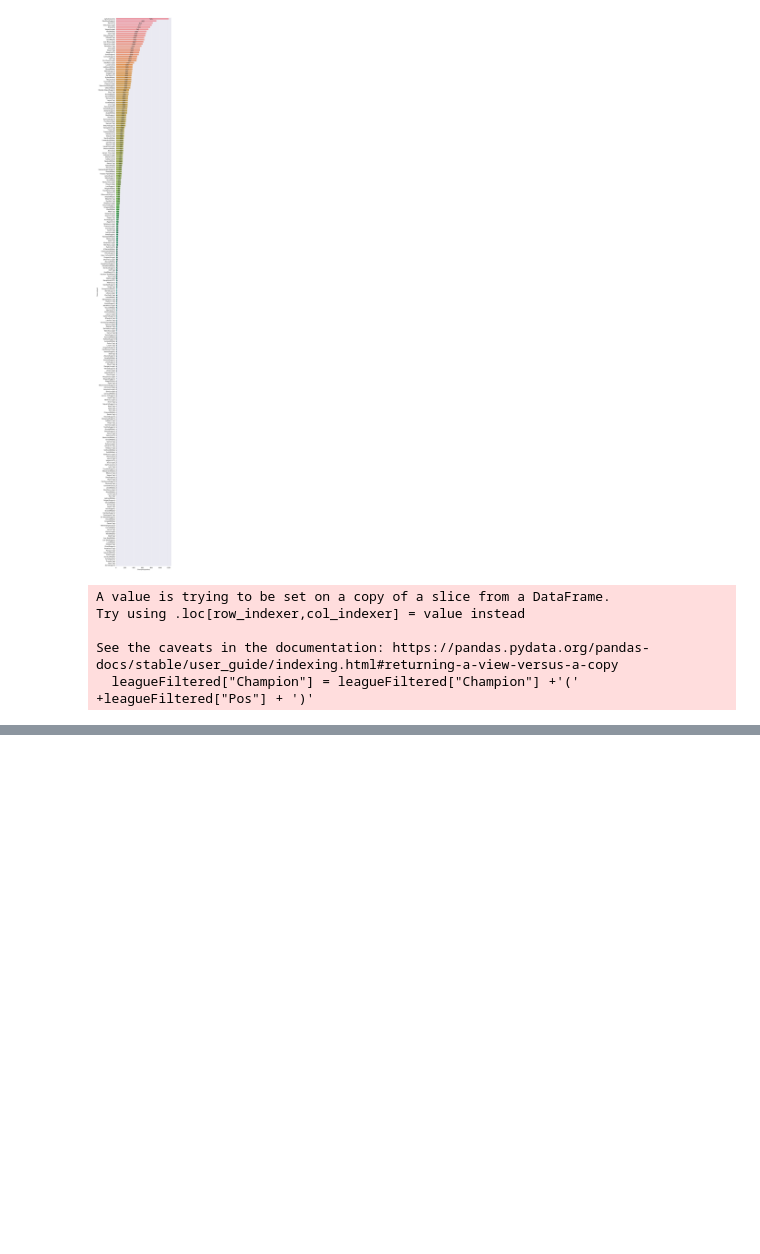
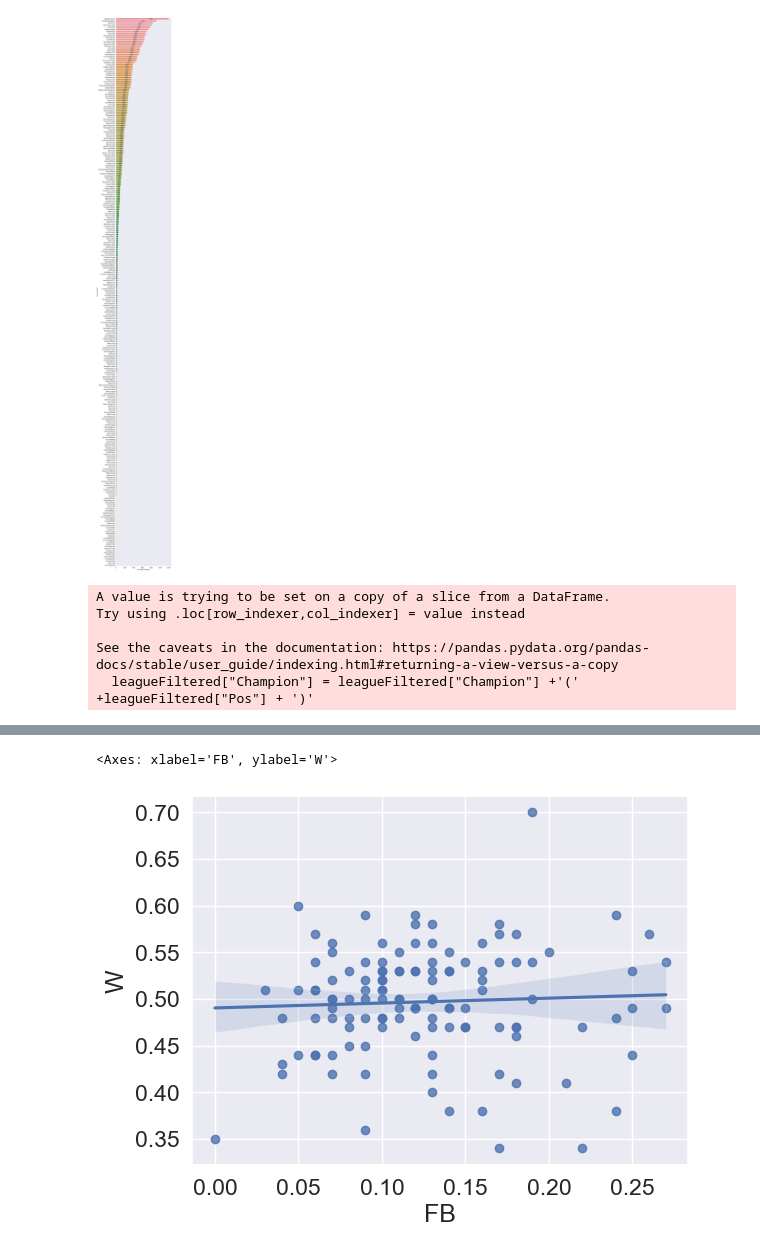
Before and after one commit to minchoCoin/LOL_data_analysis_prj, a Jupyter notebook: esportsDataAnalysis.ipynb, the cells around one changed output, grey strips where cells are left out. Saved outputs shown, nothing was run; the diff lists cells and outputs as text; code cells hidden in the pictures; blank space fills up the shorter version.

```diff
--- a/esportsDataAnalysis.ipynb
+++ b/esportsDataAnalysis.ipynb
@@ -137 +182,6 @@ See the caveats in the documentation: https://pandas.pydata.org/pandas-docs/stab
+# %%
+sb.regplot(data=w_relation,x='FB',y='W')
+# %% [output]
+<Axes: xlabel='FB', ylabel='W'>
+[figure, added]
 # %%
```
Also changed, not shown: parts of 9 cells of this notebook, 1 other file.
